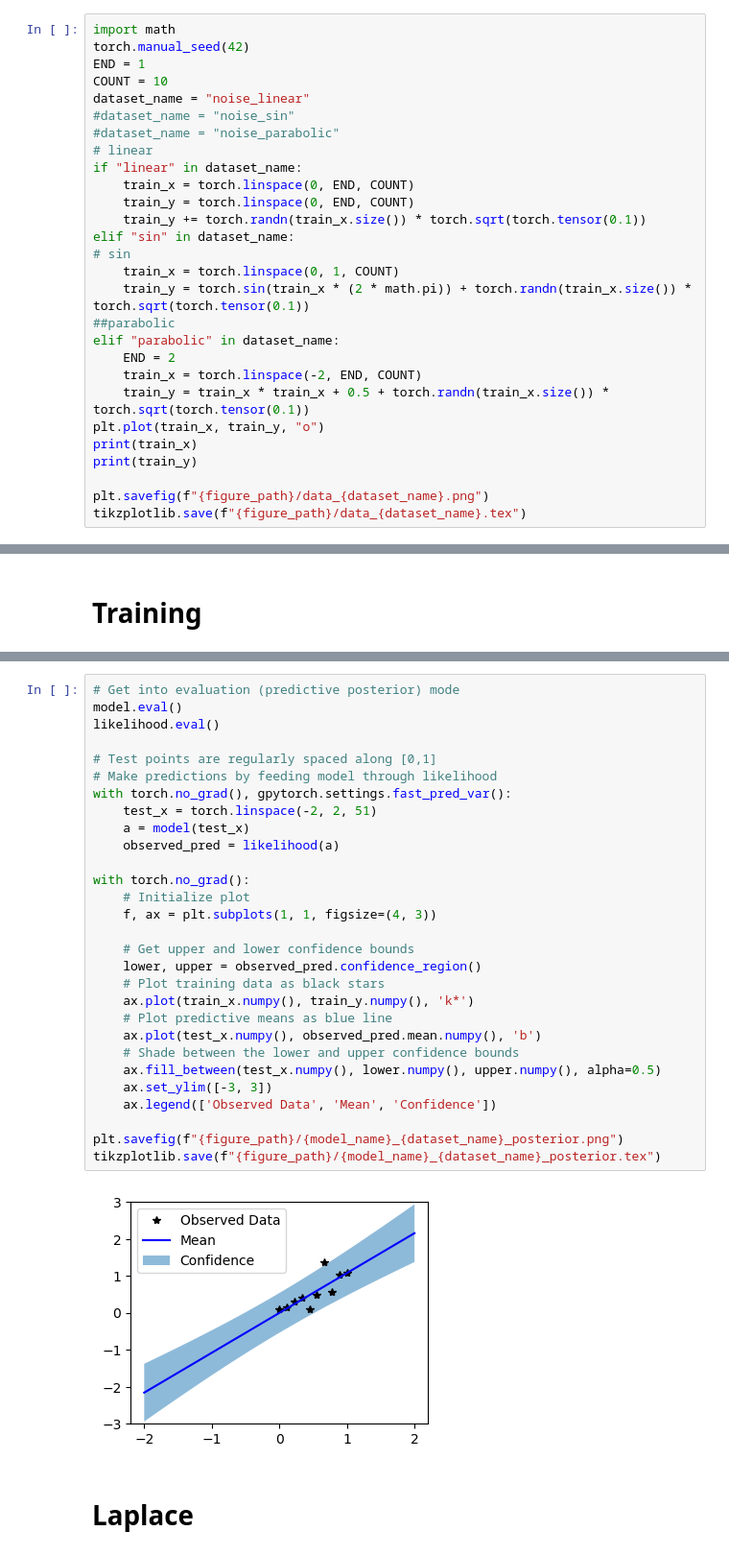
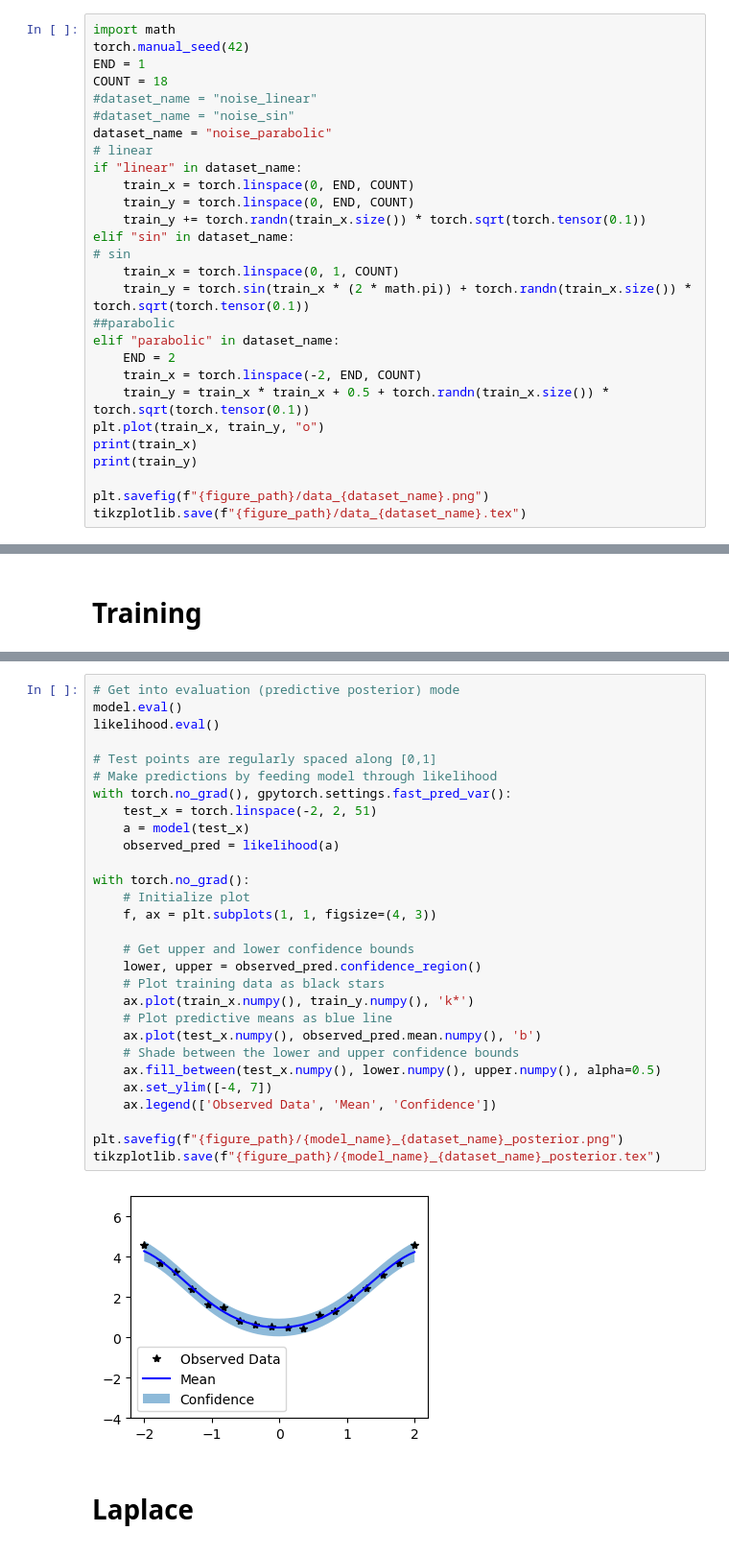
Before and after one commit to ABesginow/LaplaceKernelSearch, a Jupyter notebook: exploration_tests/grad_sem_test.ipynb, the cells around one changed output, grey strips where cells are left out. Shown at 96% size. Cells and saved outputs as stored; diff of their text form.

```diff
--- a/exploration_tests/grad_sem_test.ipynb
+++ b/exploration_tests/grad_sem_test.ipynb
@@ -177,10 +180,10 @@ figure_path = "grad_figures"
 import math
 torch.manual_seed(42)
 END = 1
-COUNT = 10
-dataset_name = "noise_linear"
+COUNT = 18
+#dataset_name = "noise_linear"
 #dataset_name = "noise_sin"
-#dataset_name = "noise_parabolic"
+dataset_name = "noise_parabolic"
 # linear
 if "linear" in dataset_name:
     train_x = torch.linspace(0, END, COUNT)
@@ -296,34 +300,34 @@ list(model.named_parameters())
 # %%
 # Get into evaluation (predictive posterior) mode
 model.eval()
 likelihood.eval()
 
 # Test points are regularly spaced along [0,1]
 # Make predictions by feeding model through likelihood
 with torch.no_grad(), gpytorch.settings.fast_pred_var():
     test_x = torch.linspace(-2, 2, 51)
     a = model(test_x)
     observed_pred = likelihood(a)
 
 with torch.no_grad():
     # Initialize plot
     f, ax = plt.subplots(1, 1, figsize=(4, 3))
 
     # Get upper and lower confidence bounds
     lower, upper = observed_pred.confidence_region()
     # Plot training data as black stars
     ax.plot(train_x.numpy(), train_y.numpy(), 'k*')
     # Plot predictive means as blue line
     ax.plot(test_x.numpy(), observed_pred.mean.numpy(), 'b')
     # Shade between the lower and upper confidence bounds
     ax.fill_between(test_x.numpy(), lower.numpy(), upper.numpy(), alpha=0.5)
-    ax.set_ylim([-3, 3])
+    ax.set_ylim([-4, 7])
     ax.legend(['Observed Data', 'Mean', 'Confidence'])
 
 plt.savefig(f"{figure_path}/{model_name}_{dataset_name}_posterior.png")
 tikzplotlib.save(f"{figure_path}/{model_name}_{dataset_name}_posterior.tex")
 # %% [output]
-[figure, old version]
+[figure, new version]
 # %% [markdown]
 # Laplace
 # %%
```
Also changed, not shown: parts of 18 cells of this notebook, 1 other file.
